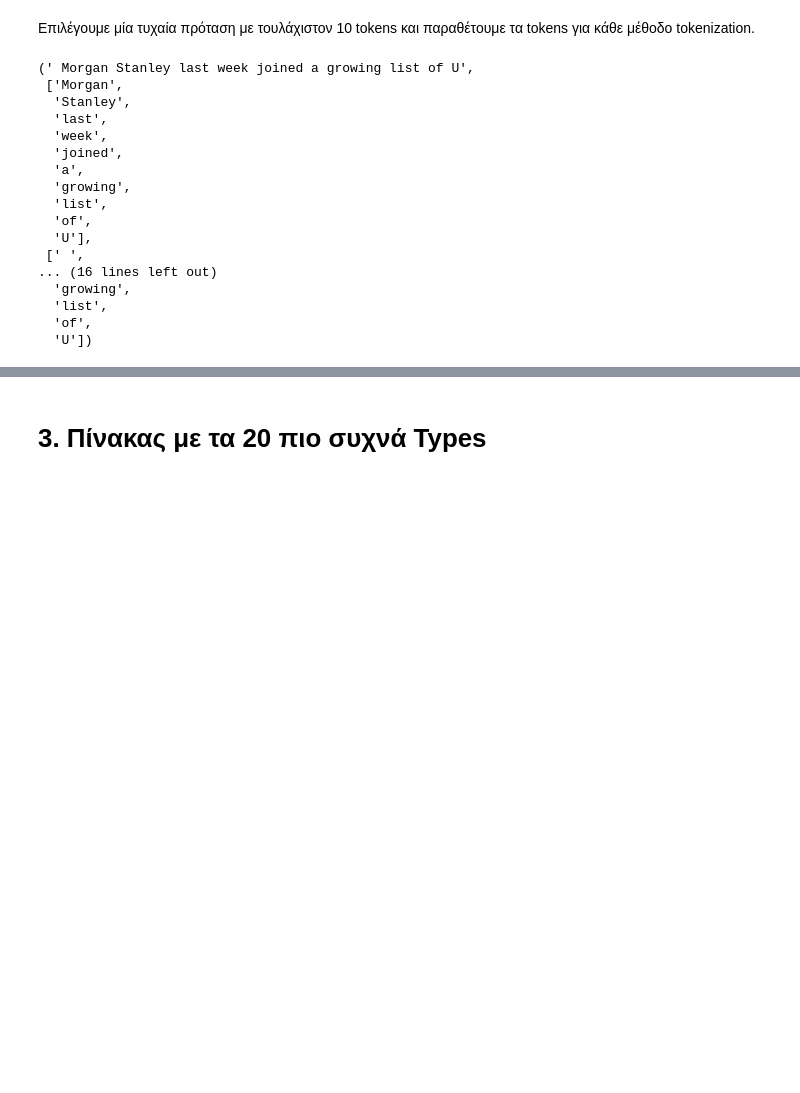
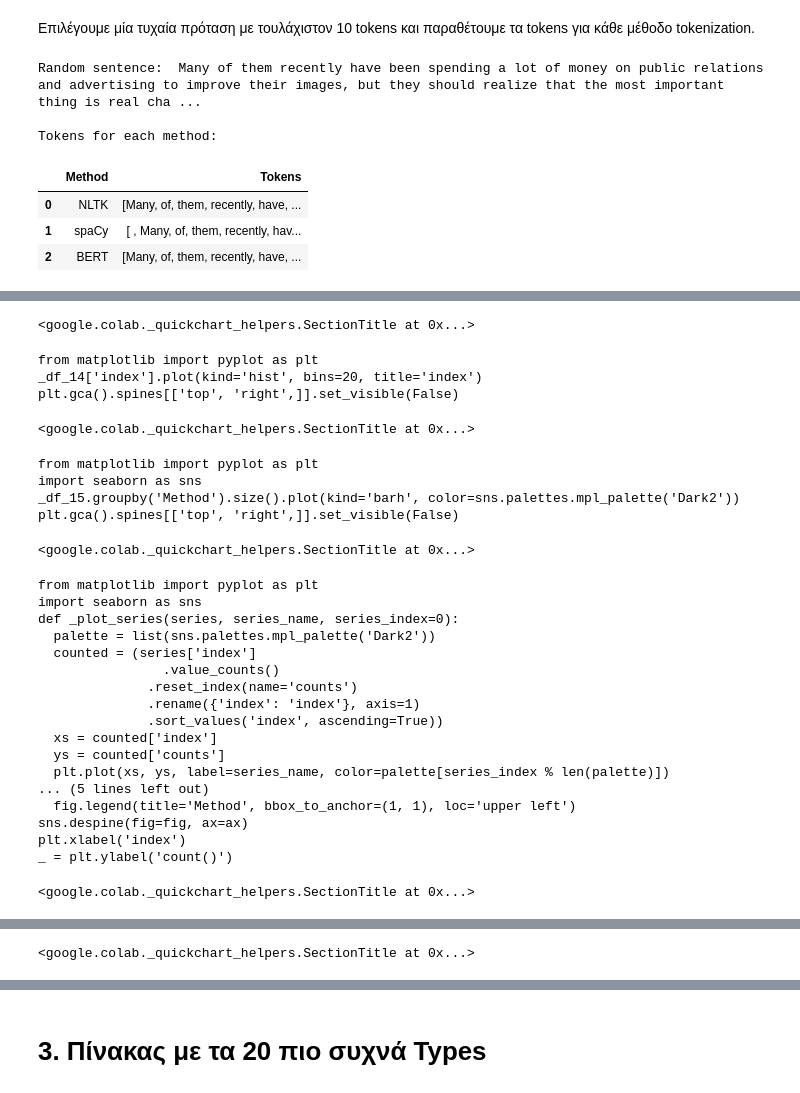
Before and after one commit to agrigoridou/Tokenization-Zipf-s-Law-N-gram-Models, a Jupyter notebook: Α_Tokens,_Types,_Zipf’s_Law_.ipynb, the cells around one changed output, grey strips where cells are left out. Drawn from its saved outputs; the diff is of its cells as text; code cells hidden in the pictures; blank space fills up the shorter version.

```diff
--- a/Α_Tokens,_Types,_Zipf’s_Law_.ipynb
+++ b/Α_Tokens,_Types,_Zipf’s_Law_.ipynb
@@ -122,33 +122,34 @@ df
 # %% [markdown]
 Επιλέγουμε μία τυχαία πρόταση με τουλάχιστον 10 tokens και παραθέτουμε τα tokens για κάθε μέθοδο tokenization.
 # %%
-import random
+import pandas as pd
 
-# Επιλογή τυχαίας πρότασης
-sentences = text.split('.')
-random_sentence = random.choice([s for s in sentences if len(s.split()) >= 10])
+# Επιλογή τυχαίας πρότασης με τουλάχιστον 10 tokens
+sentences = text.split('.')  # Διαχωρίζουμε το κείμενο σε προτάσεις
+random_sentence = random.choice([s for s in sentences if len(s.split()) >= 10])  # Επιλογή πρότασης με τουλάχιστον 10 tokens
 
 # Tokenization της τυχαίας πρότασης με τις τρεις μεθόδους
-tokens_random_nltk = word_tokenize(random_sentence)
-tokens_random_spacy = [token.text for token in nlp(random_sentence)]
-tokens_random_bert = tokenizer.tokenize(random_sentence)
+tokens_random_nltk = word_tokenize(random_sentence)  # Tokenization με NLTK
+tokens_random_spacy = [token.text for token in nlp(random_sentence)]  # Tokenization με spaCy
+tokens_random_bert = tokenizer.tokenize(random_sentence)  # Tokenization με BERT
 
-random_sentence, tokens_random_nltk, tokens_random_spacy, tokens_random_bert
+# Δημιουργία του πίνακα με pandas
+data  = {
+    "Method": ["NLTK", "spaCy", "BERT"],
+    "Tokens": [tokens_random_nltk, tokens_random_spacy, tokens_random_bert]
+}
+
+# Εκτύπωση της τυχαίας πρότασης και του πίνακα με τα tokens
+print(f"Random sentence: {random_sentence}")
+print("\nTokens for each method:")
+
+df = pd.DataFrame(data)
+df
 # %% [output]
-(' Morgan Stanley last week joined a growing list of U',
- ['Morgan',
-  'Stanley',
-  'last',
-  'week',
-  'joined',
-  'a',
-  'growing',
-  'list',
-  'of',
-  'U'],
- [' ',
-... (16 lines left out)
-  'growing',
-  'list',
-  'of',
-  'U'])
+Random sentence:  Many of them recently have been spending a lot of money on public relations and advertising to improve their images, but they should realize that the most important thing is real cha ...
+
+Tokens for each method:
+|  | Method | Tokens |
+| 0 | NLTK | [Many, of, them, recently, have, ... |
+| 1 | spaCy | [ , Many, of, them, recently, hav... |
+| 2 | BERT | [Many, of, them, recently, have, ... |
@@ -154,0 +157,28 @@ random_sentence, tokens_random_nltk, tokens_random_spacy, tokens_random_bert
+<google.colab._quickchart_helpers.SectionTitle at 0x...>
+from matplotlib import pyplot as plt
+_df_14['index'].plot(kind='hist', bins=20, title='index')
+plt.gca().spines[['top', 'right',]].set_visible(False)
+<google.colab._quickchart_helpers.SectionTitle at 0x...>
+from matplotlib import pyplot as plt
+import seaborn as sns
+_df_15.groupby('Method').size().plot(kind='barh', color=sns.palettes.mpl_palette('Dark2'))
+plt.gca().spines[['top', 'right',]].set_visible(False)
+<google.colab._quickchart_helpers.SectionTitle at 0x...>
+from matplotlib import pyplot as plt
+import seaborn as sns
+def _plot_series(series, series_name, series_index=0):
+  palette = list(sns.palettes.mpl_palette('Dark2'))
+  counted = (series['index']
+                .value_counts()
+              .reset_index(name='counts')
+              .rename({'index': 'index'}, axis=1)
+              .sort_values('index', ascending=True))
+  xs = counted['index']
+  ys = counted['counts']
+  plt.plot(xs, ys, label=series_name, color=palette[series_index % len(palette)])
+... (5 lines left out)
+  fig.legend(title='Method', bbox_to_anchor=(1, 1), loc='upper left')
+sns.despine(fig=fig, ax=ax)
+plt.xlabel('index')
+_ = plt.ylabel('count()')
+<google.colab._quickchart_helpers.SectionTitle at 0x...>
@@ -154,0 +188 @@ random_sentence, tokens_random_nltk, tokens_random_spacy, tokens_random_bert
+<google.colab._quickchart_helpers.SectionTitle at 0x...>
```
Also changed, not shown: parts of 6 cells of this notebook.
